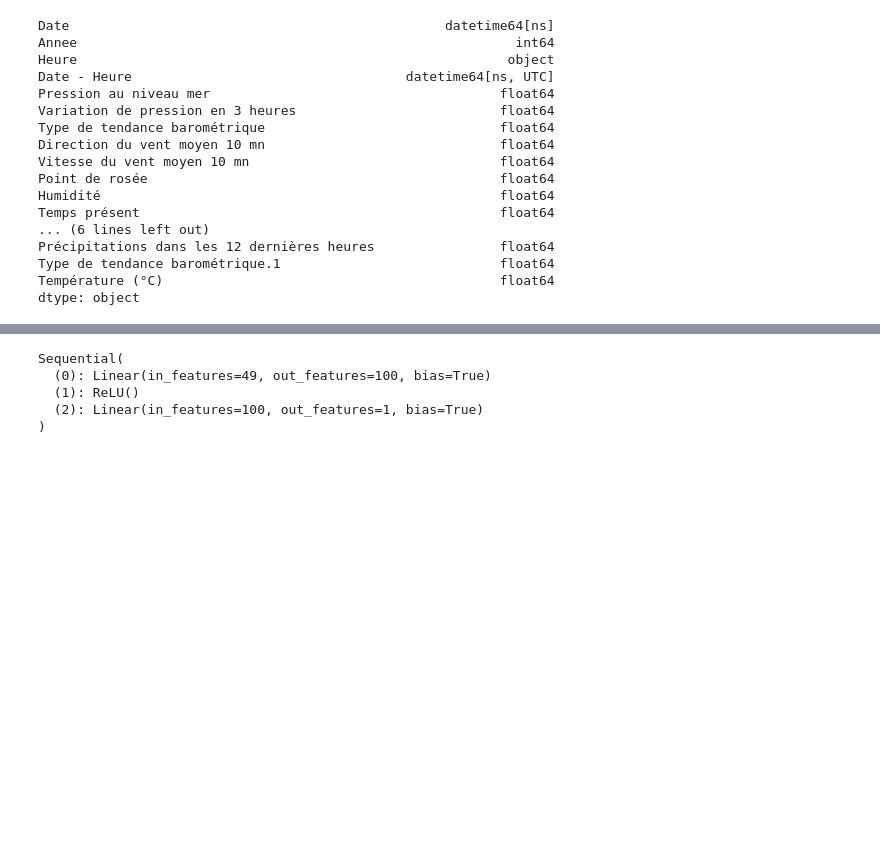
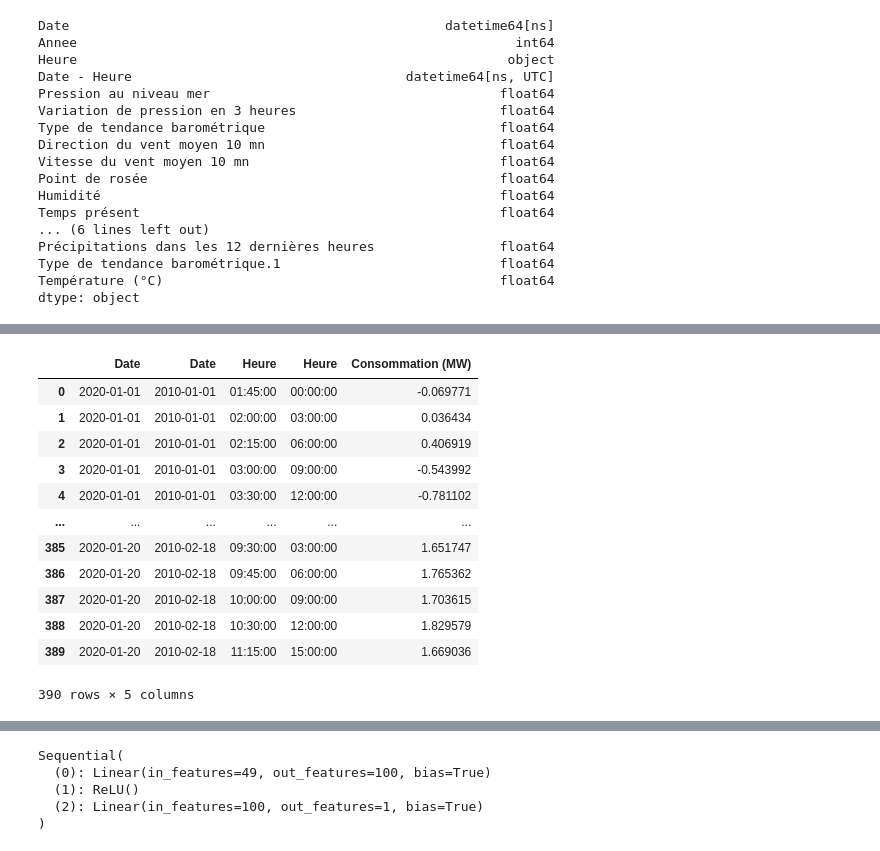
Before and after one commit to NicolasLacroix/data-representation, a Jupyter notebook: notebooks/consumption_prediction.ipynb, the cells around one changed output, grey strips where cells are left out. Saved outputs shown, nothing was run; the diff lists cells and outputs as text; code cells hidden in the pictures; blank space fills up the shorter version.

```diff
--- a/notebooks/consumption_prediction.ipynb
+++ b/notebooks/consumption_prediction.ipynb
@@ -131,0 +123,16 @@ target_data
+# %%
+data_train[['Date', 'Heure', 'Consommation (MW)']]
+# %% [output]
+|  | Date | Date | Heure | Heure | Consommation (MW) |
+| 0 | 2020-01-01 | 2010-01-01 | 01:45:00 | 00:00:00 | -0.069771 |
+| 1 | 2020-01-01 | 2010-01-01 | 02:00:00 | 03:00:00 | 0.036434 |
+| 2 | 2020-01-01 | 2010-01-01 | 02:15:00 | 06:00:00 | 0.406919 |
+| 3 | 2020-01-01 | 2010-01-01 | 03:00:00 | 09:00:00 | -0.543992 |
+| 4 | 2020-01-01 | 2010-01-01 | 03:30:00 | 12:00:00 | -0.781102 |
+| ... | ... | ... | ... | ... | ... |
+| 385 | 2020-01-20 | 2010-02-18 | 09:30:00 | 03:00:00 | 1.651747 |
+| 386 | 2020-01-20 | 2010-02-18 | 09:45:00 | 06:00:00 | 1.765362 |
+| 387 | 2020-01-20 | 2010-02-18 | 10:00:00 | 09:00:00 | 1.703615 |
+| 388 | 2020-01-20 | 2010-02-18 | 10:30:00 | 12:00:00 | 1.829579 |
+| 389 | 2020-01-20 | 2010-02-18 | 11:15:00 | 15:00:00 | 1.669036 |
+390 rows × 5 columns
```
Also changed, not shown: parts of 19 cells of this notebook, 2 other files.
